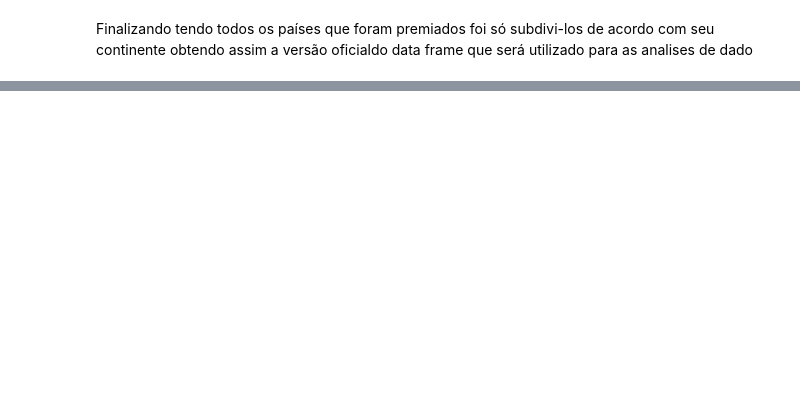
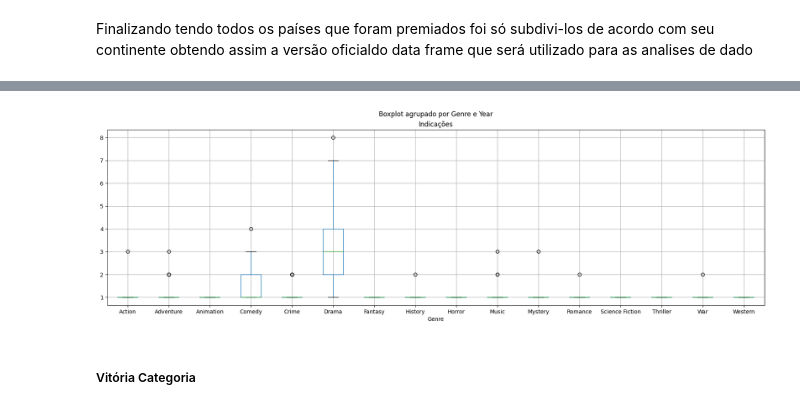
Before and after one commit to edilsonchaves/MVP-Analise-de-Dados-Oscar-Research, a Jupyter notebook: OscarResearch.ipynb, the cells around one changed output, grey strips where cells are left out. Drawn from its saved outputs; the diff is of its cells as text; code cells hidden in the pictures; blank space fills up the shorter version.

```diff
--- a/OscarResearch.ipynb
+++ b/OscarResearch.ipynb
@@ -922,0 +794,6 @@ plt.show()
+# %%
+BoxplotByCollumForYears(df_best_picture, "Genre")
+# %% [output]
+[figure, added]
+# %% [markdown]
+##### Vitória Categoria
```
Also changed, not shown: parts of 251 cells of this notebook.
